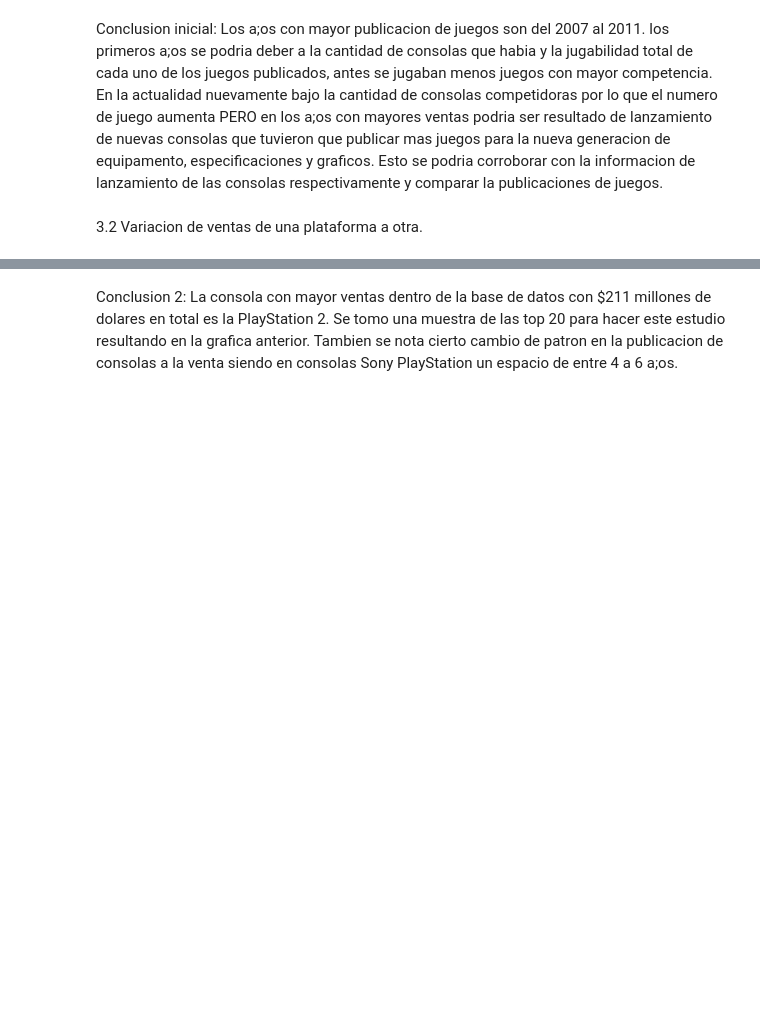
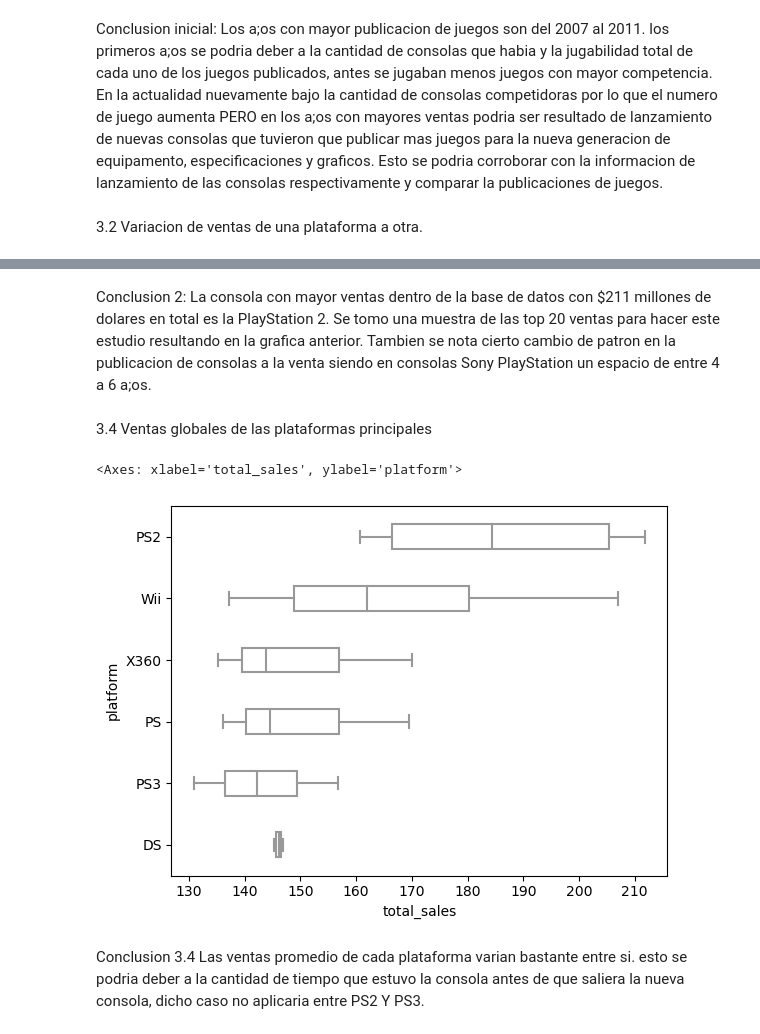
Before and after one commit to ArqJuan/Sprint6, a Jupyter notebook: Notebook_Sprint6.ipynb, the cells around one changed output, grey strips where cells are left out. Saved outputs shown, nothing was run; the diff lists cells and outputs as text; code cells hidden in the pictures; blank space fills up the shorter version.

```diff
--- a/Notebook_Sprint6.ipynb
+++ b/Notebook_Sprint6.ipynb
@@ -75,13 +75,12 @@ Conclusion inicial: Los a;os con mayor publicacion de juegos son del 2007 al 201
 # %%
 display(games_df)
 console_sales = games_df.groupby(['platform','year_of_release'])['total_sales'].sum().reset_index().sort_values(by='total_sales', ascending=False)
-
+console_sales.fillna(0,inplace=True)
 console_sales = console_sales.head(20)
 
 console_sales_total = pd.pivot_table(console_sales, index= 'year_of_release', values= 'total_sales', columns='platform', aggfunc='sum')
 console_sales_total.plot(kind='bar',xlabel='Year of Release',ylabel='Million of Dollars',title='Games sold per year per console')
-print(console_sales_total)
-#plt.legend(['Console '])
+display(console_sales_total)
 # %% [output]
 |  | name | platform | year_of_release | genre | na_sales | eu_sales | jp_sales | other_sales | critic_score | ... |
 | 0 | Wii Sports | Wii | 2006 | Sports | 41.36 | 28.96 | 3.77 | 8.45 | 76.0 | ... |
@@ -115,3 +114,12 @@ year_of_release
 [figure]
 # %% [markdown]
-Conclusion 2: La consola con mayor ventas dentro de la base de datos con $211 millones de dolares en total es la PlayStation 2. Se tomo una muestra de las top 20 para hacer este estudio resultando en la grafica anterior. Tambien se nota cierto cambio de patron en la publicacion de consolas a la venta siendo en consolas Sony PlayStation un espacio de entre 4 a 6 a;os.
+Conclusion 2: La consola con mayor ventas dentro de la base de datos con $211 millones de dolares en total es la PlayStation 2. Se tomo una muestra de las top 20 ventas para hacer este estudio resultando en la grafica anterior. Tambien se nota cierto cambio de patron en la publicacion de consolas a la venta siendo en consolas Sony PlayStation un espacio de entre 4 a 6 a;os.
+# %% [markdown]
+3.4 Ventas globales de las plataformas principales
+# %%
+sns.boxplot(data=console_sales,saturation=1,color='white',width=.4,y='platform',x='total_sales')
+# %% [output]
+<Axes: xlabel='total_sales', ylabel='platform'>
+[figure, added]
+# %% [markdown]
+Conclusion 3.4 Las ventas promedio de cada plataforma varian bastante entre si. esto se podria deber a la cantidad de tiempo que estuvo la consola antes de que saliera la nueva consola, dicho caso no aplicaria entre PS2 Y PS3.
```
Also changed, not shown: parts of 3 cells of this notebook.
